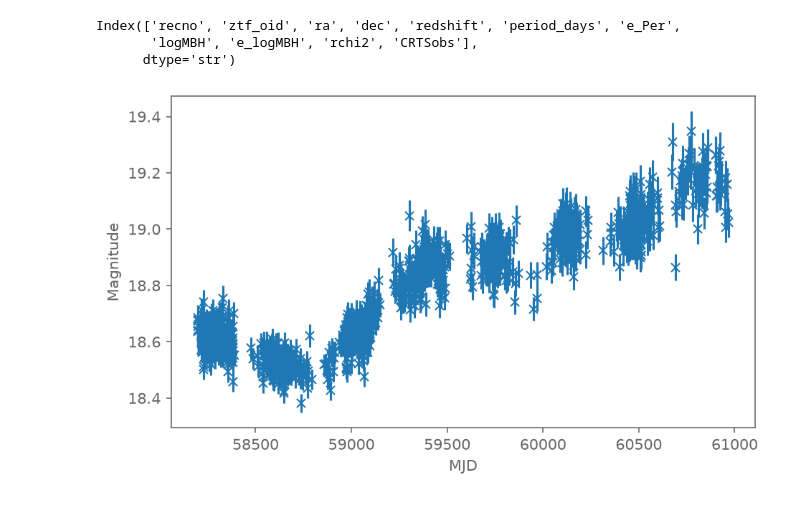
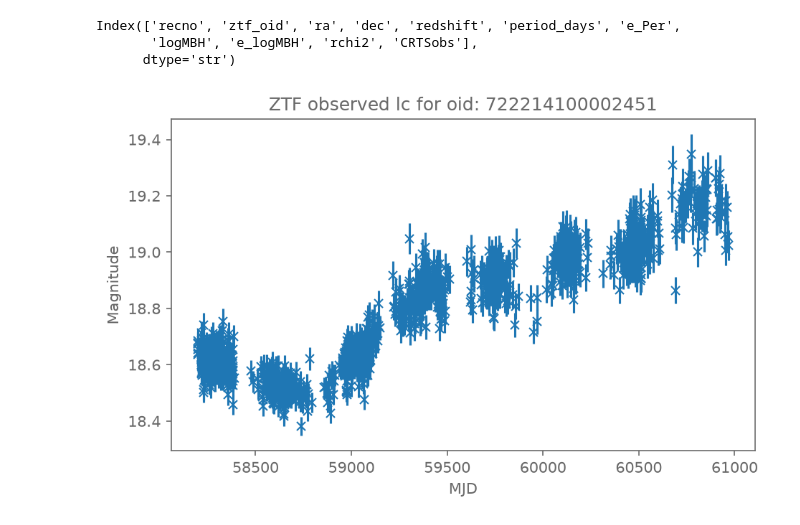
Before and after one commit to jgarlichs/agn-binary-lightcurves, a Jupyter notebook: notebooks/import_data.ipynb, the cells around one changed output. Saved outputs shown, nothing was run; the diff lists cells and outputs as text; code cells hidden in the pictures.

```diff
--- a/notebooks/import_data.ipynb
+++ b/notebooks/import_data.ipynb
@@ -98,10 +98,11 @@ Index(['recno', 'ztf_oid', 'ra', 'dec', 'redshift', 'period_days', 'e_Per',
 # %%
 # plot lc from example
 plt.figure(dpi=150)
+plt.title(f"ZTF observed lc for oid: {oid}")
 plt.errorbar(lc["mjd"], lc["mag"], yerr=lc["magerr"], fmt="x")
 plt.gca().invert_yaxis
 plt.xlabel("MJD")
 plt.ylabel("Magnitude")
 plt.show()
 # %% [output]
-[figure, old version]
+[figure, new version]
```
Also changed, not shown: 1 other file.
